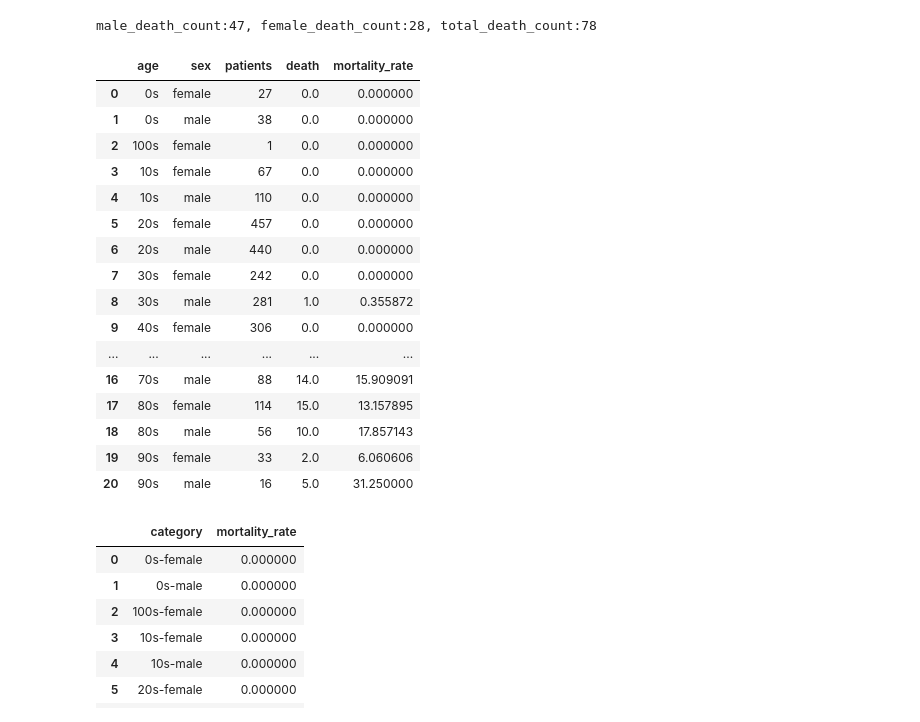
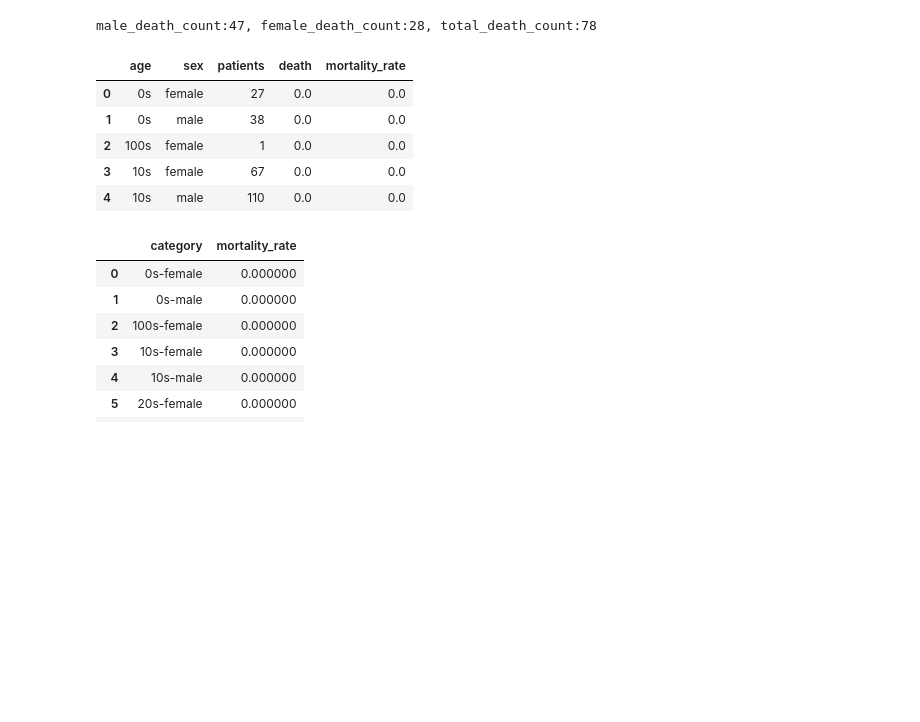
Before and after one commit to Wenjun-Mao/COVID-19-in-South-Korea-SIADS-591-Milestone-I, a Jupyter notebook: wjmao.ipynb, the cells around one changed output. Cells and saved outputs as stored; diff of their text form; code cells hidden in the pictures; blank space fills up the shorter version.

```diff
--- a/wjmao.ipynb
+++ b/wjmao.ipynb
@@ -298,26 +298,15 @@ df_control_age = df.groupby(by = ['age', 'sex'], as_index=False).agg({'patient_i
 # %%
 df_decease_control_age = pd.merge(df_control_age, df_deceased_by_age, how='outer', on=['age', 'sex']).fillna(0)
 df_decease_control_age.rename(columns={'patient_id_x':'patients', 'patient_id_y':'death'}, inplace = True)
 df_decease_control_age['mortality_rate'] = df_decease_control_age['death'] / df_decease_control_age['patients'] * 100
-df_decease_control_age
+df_decease_control_age.head(5)
 # %% [output]
 |  | age | sex | patients | death | mortality_rate |
-| 0 | 0s | female | 27 | 0.0 | 0.000000 |
-| 1 | 0s | male | 38 | 0.0 | 0.000000 |
-| 2 | 100s | female | 1 | 0.0 | 0.000000 |
-| 3 | 10s | female | 67 | 0.0 | 0.000000 |
-| 4 | 10s | male | 110 | 0.0 | 0.000000 |
-| 5 | 20s | female | 457 | 0.0 | 0.000000 |
-| 6 | 20s | male | 440 | 0.0 | 0.000000 |
-| 7 | 30s | female | 242 | 0.0 | 0.000000 |
-| 8 | 30s | male | 281 | 1.0 | 0.355872 |
-| 9 | 40s | female | 306 | 0.0 | 0.000000 |
-| ... | ... | ... | ... | ... | ... |
-| 16 | 70s | male | 88 | 14.0 | 15.909091 |
-| 17 | 80s | female | 114 | 15.0 | 13.157895 |
-| 18 | 80s | male | 56 | 10.0 | 17.857143 |
-| 19 | 90s | female | 33 | 2.0 | 6.060606 |
-| 20 | 90s | male | 16 | 5.0 | 31.250000 |
+| 0 | 0s | female | 27 | 0.0 | 0.0 |
+| 1 | 0s | male | 38 | 0.0 | 0.0 |
+| 2 | 100s | female | 1 | 0.0 | 0.0 |
+| 3 | 10s | female | 67 | 0.0 | 0.0 |
+| 4 | 10s | male | 110 | 0.0 | 0.0 |
 # %%
 df_decease_control_age['category'] = df_decease_control_age['age'].astype(str) + '-' + df_decease_control_age['sex'].astype(str)
 df_decease_control_age = df_decease_control_age[['category', 'mortality_rate']]
```
Also changed, not shown: parts of 1 cell of this notebook.
